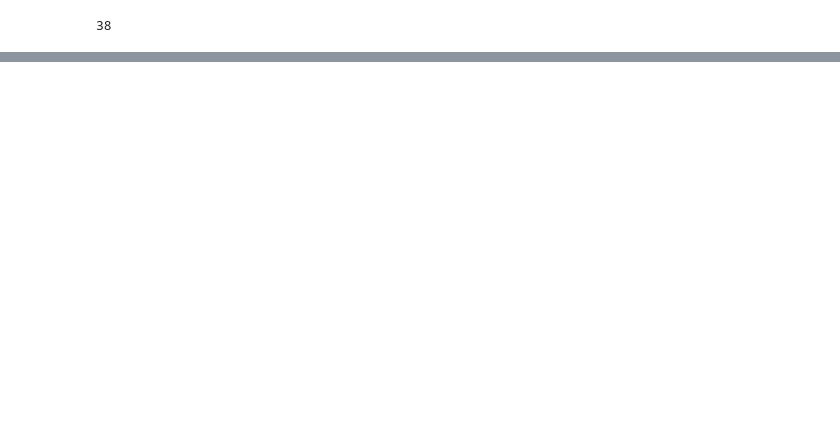
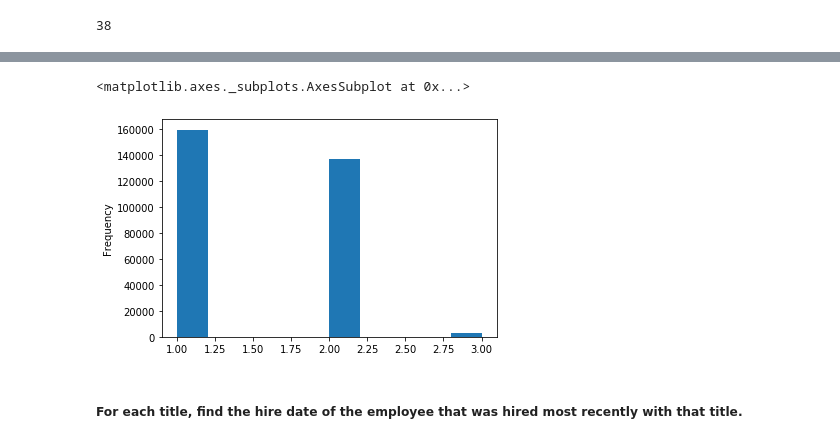
Before and after one commit to misty-garcia/python-exercises, a Jupyter notebook: panda_exercises.ipynb, the cells around one changed output, grey strips where cells are left out. Cells and saved outputs as stored; diff of their text form; code cells hidden in the pictures; blank space fills up the shorter version.

```diff
--- a/panda_exercises.ipynb
+++ b/panda_exercises.ipynb
@@ -91,0 +160,5 @@ len(mpg.model.unique())
+# %%
+def get_db_url(username,hostname,password,db_name):
+    url = f'mysql+pymysql://{username}:{password}@{hostname}/{db_name}'
+    return url
+url = get_db_url("bayes_811","157.230.209.171","vUQq70rsamrfAsQWBP31UWcaq6eWL2uP","employees")
@@ -91,0 +186,3 @@ len(mpg.model.unique())
+# %%
+url = get_db_url("bayes_811","157.230.209.171","vUQq70rsamrfAsQWBP31UWcaq6eWL2uP","employees")
+pd.read_sql('SELECT all FROM employees LIMIT 5', url)
@@ -91,0 +193,3 @@ len(mpg.model.unique())
+# %%
+df_employees = pd.read_sql('SELECT * FROM employees',url)
+df_titles = pd.read_sql('SELECT * FROM titles',url)
@@ -91,0 +252,4 @@ len(mpg.model.unique())
+# %%
+df_employees_with_titles = pd.merge(df_employees,df_titles,
+                                    left_on="emp_no", right_on="emp_no", how="inner")
+df_employees_with_titles.info()
@@ -91,0 +293,7 @@ len(mpg.model.unique())
+# %%
+df_employees_with_titles.groupby("emp_no").count().title.plot.hist()
+# %% [output]
+<matplotlib.axes._subplots.AxesSubplot at 0x...>
+[figure, added]
+# %% [markdown]
+##### For each title, find the hire date of the employee that was hired most recently with that title.
```
Also changed, not shown: parts of 39 cells of this notebook.
